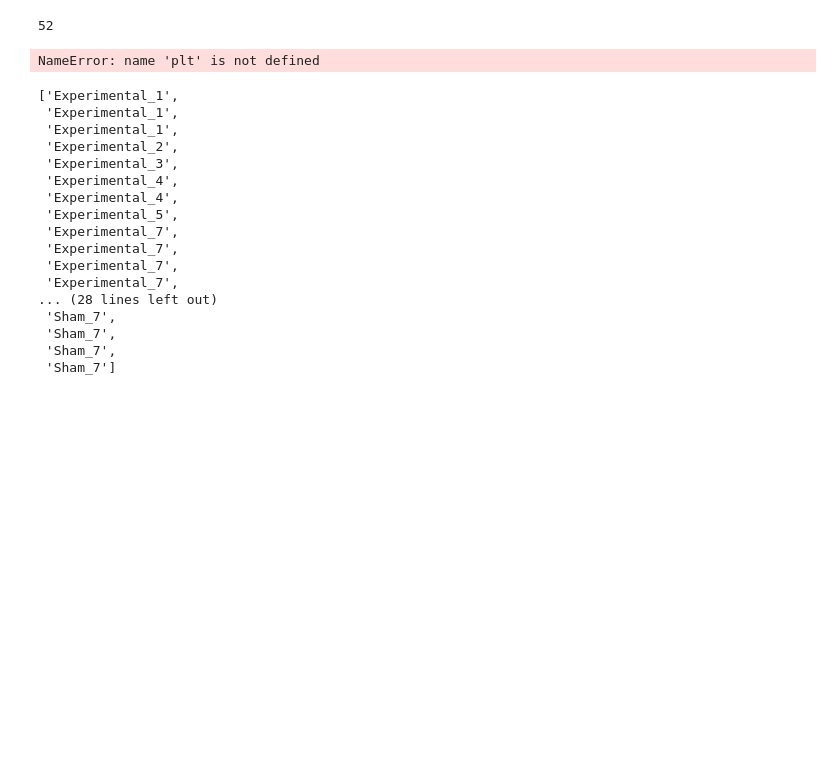
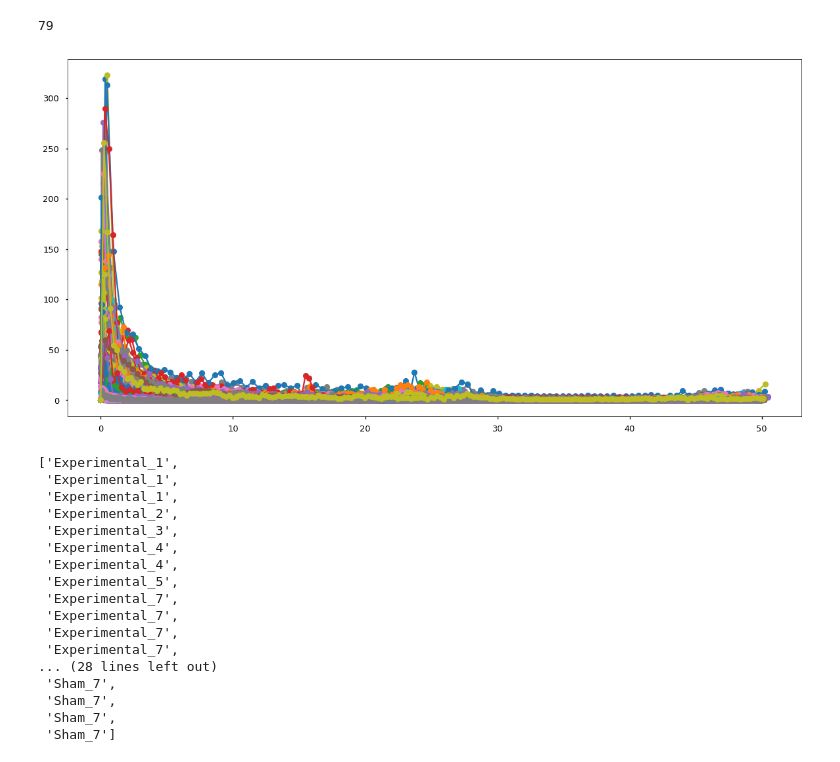
Before and after one commit to itsMahad/MothAbdominalRestriction, a Jupyter notebook: A_Step2_Tortuosity_Data_Loop.ipynb, the cells around one changed output. Drawn from its saved outputs; the diff is of its cells as text; code cells hidden in the pictures; blank space fills up the shorter version.

Commit message:
Update 3/16: Gaussian Filter
This update includes the addition of a gaussian filter to remove 25 Hz noise. It also includes the removal of NaN chunking.

```diff
--- a/A_Step2_Tortuosity_Data_Loop.ipynb
+++ b/A_Step2_Tortuosity_Data_Loop.ipynb
@@ -52,3 +11,12 @@ def removeNaN(df):
+# %%
+source = r"/Users/Mahad/Downloads/drive-download-20200317T004709Z-001/Centroids_Relevant"
+outpath = r"/Users/Mahad/Downloads/drive-download-20200317T004709Z-001/Centroid_Filtered"
+# %%
+def gaussian(x,y):
+    gauss = signal.gaussian(10,3)
+    x_gauss = signal.convolve(x, gauss, mode='same', method = 'direct') / gauss.sum()
+    y_gauss = signal.convolve(y, gauss, mode = 'same', method = 'direct') / gauss.sum()
+    return(x_gauss, y_gauss)
 # %%
 def Tortuosity(x, time):
 
@@ -71,10 +39,10 @@ def Tortuosity(x, time):
 
     return xf, Nx, fftx
 # %%
-csv_list = glob.glob(source + '\*Centroid*.csv')
+csv_list = glob.glob(source + "//*.csv")
 print(len(csv_list))
 # %% [output]
-52
+79
 # %%
 name_list = []
 xf_list = []
@@ -89,39 +57,40 @@ yvel = []
 t = []
 window = []
 visit_number_list = []
 f, ax = plt.subplots(1,1, figsize = (20,10), sharex = True, sharey = True)
 
-for element in csv_list[:4]:
+for element in csv_list[:]:
     df = pd.read_csv(element)
-    x, y, time = removeNaN(df)
+    x, y, time = df.X_position.values, df.Y_position.values, df.FrameNumber.values
+    x_gauss, y_gauss = gaussian(x,y)
 
-    visit_number = df.visit_number[0]
+    visit_number = df.VisitNumber[0]
 
     xf, Nx, fftx = Tortuosity(x, time)
     yf, Ny, ffty = Tortuosity(y, time)
 
-    name_list.append(element[81:-4])
+    name_list.append(element[78:-4])
 
 #     xf_list.append(xf)
 #     Nx_list.append(Nx)
 #     fft_Cxvel_list.append(fft_Cxvel)
 #     stdxv_list.append(stdxv)
 #     meanxv_list.append(meanxv)
 #     turb_intens_list.append(turb_intens)
 #     conditioned_xvel_list.append(conditioned_xvel)
 #     visit_number_list.append(visit_number)
 
 
     sum_xy = (2.0/Ny * np.abs(ffty[0:Ny//2]) + 2.0/Nx * np.abs(fftx[0:Nx//2]))
     ax.plot(yf, sum_xy, "-o")
-    ax.set_ylim(0,300)
+
 
 #     fig.title(element[81:-4])
 #     plt.savefig(figpath + "\\" + element[81:-4] + '_x.png')
 #     plt.show()
 #     sb.set()
 # %% [output]
-NameError: name 'plt' is not defined
+[figure, added]
 # %%
 name_list_ = []
 for name in name_list:
```
Also changed, not shown: parts of 3 cells of this notebook.
